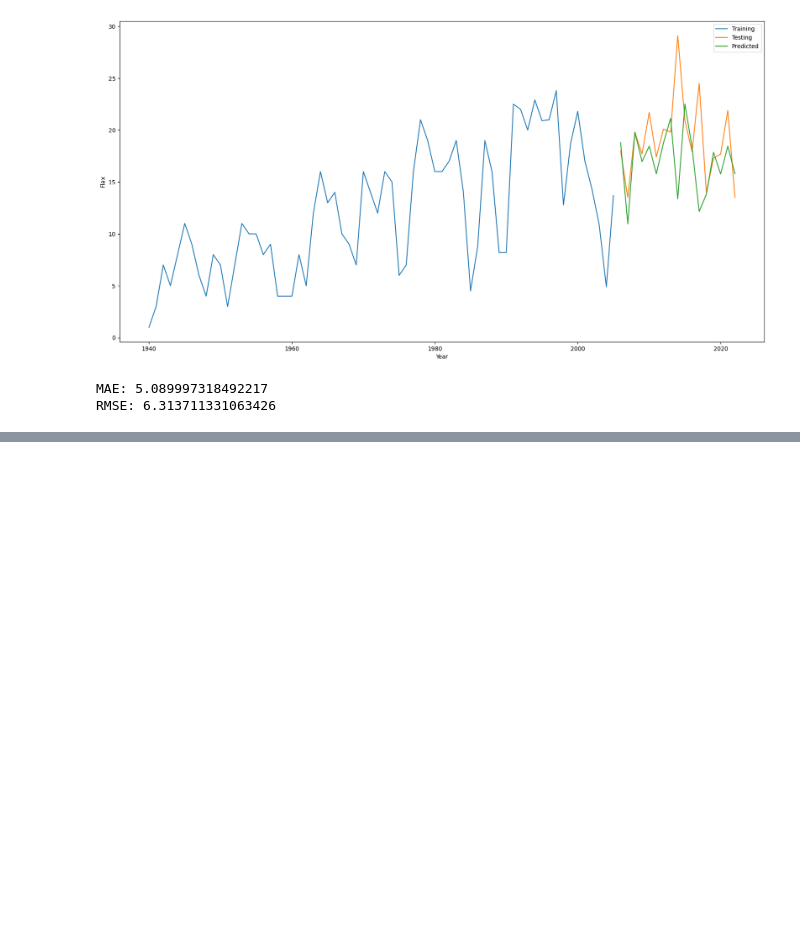
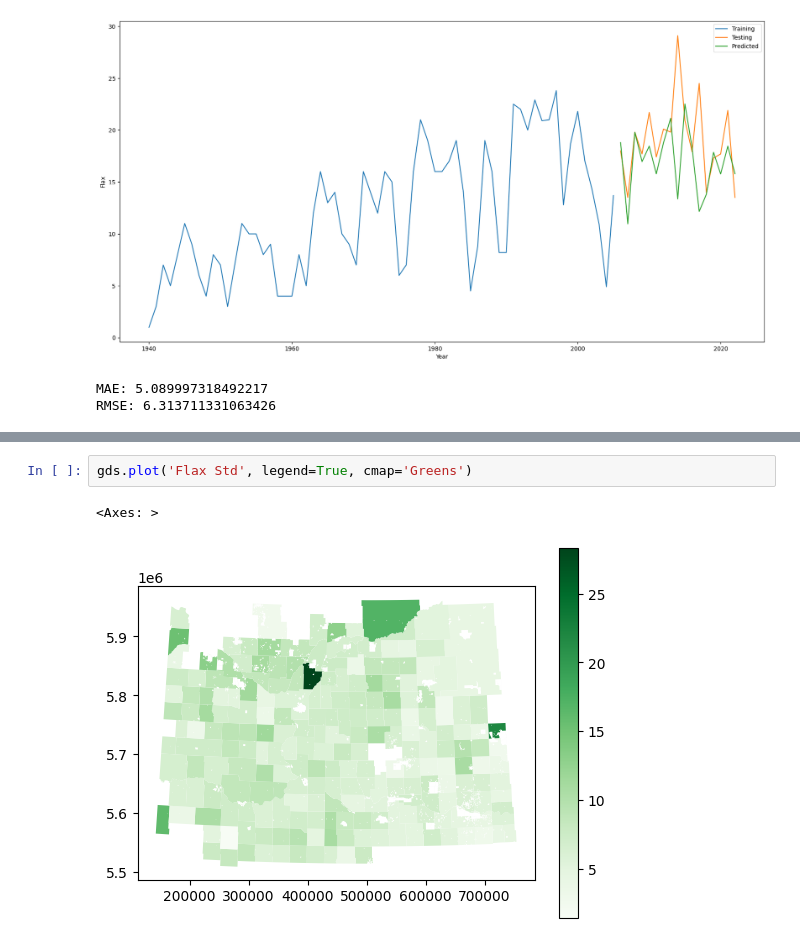
Before and after one commit to MithunMPK/PythonAssignments, a Jupyter notebook: Project.ipynb, the cells around one changed output, grey strips where cells are left out. Cells and saved outputs as stored; diff of their text form; blank space fills up the shorter version.

```diff
--- a/Project.ipynb
+++ b/Project.ipynb
@@ -330,0 +306,5 @@ RMSE: 6.313711331063426
+# %%
+gds.plot('Flax Std', legend=True, cmap='Greens')
+# %% [output]
+<Axes: >
+[figure, added]
```
Also changed, not shown: parts of 22 cells of this notebook, 8 other files.
